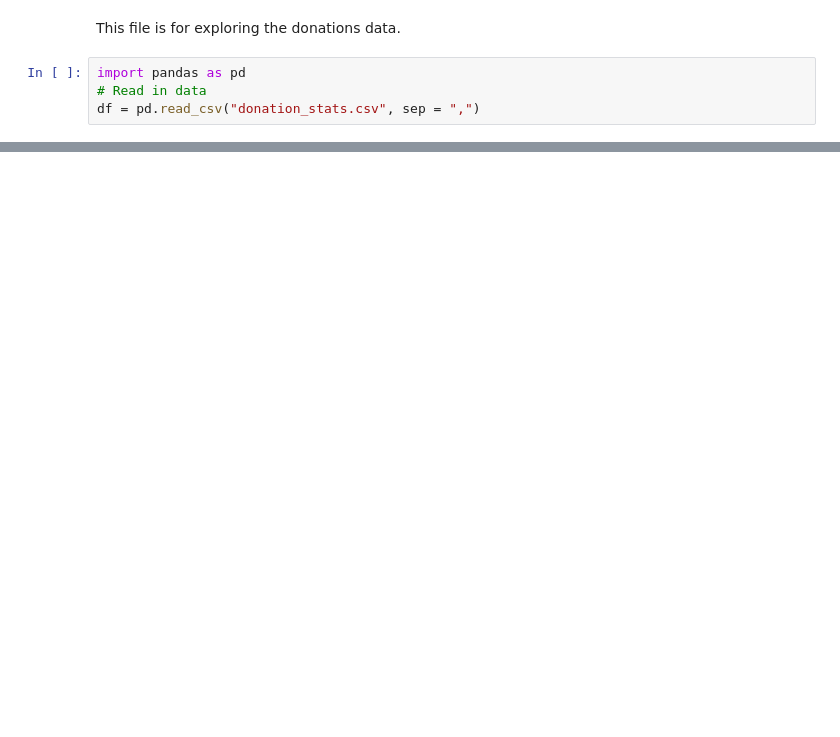
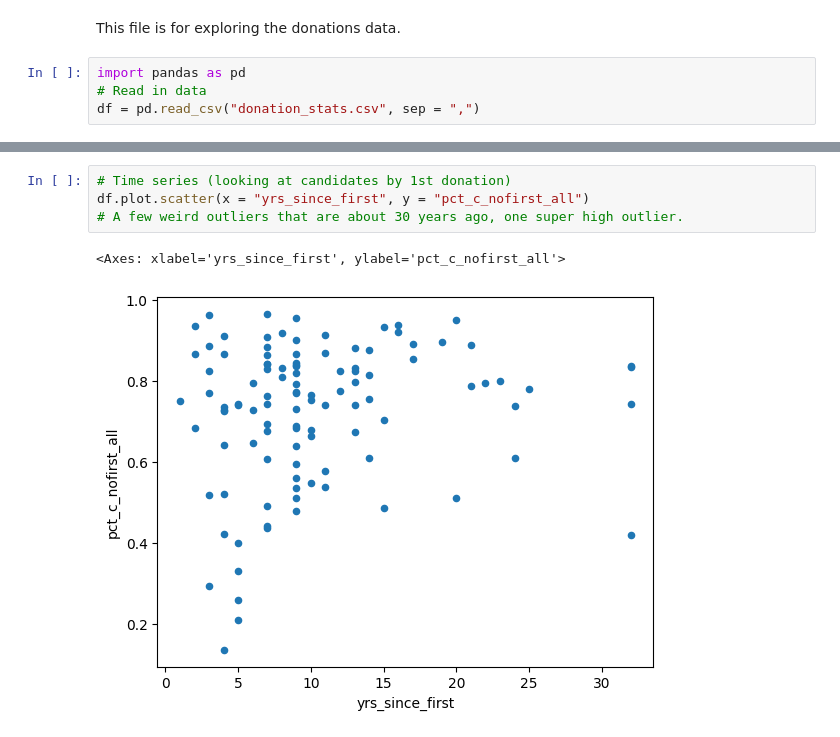
Before and after one commit to uchicago-2026-capp30122/project-il-legible, a Jupyter notebook: explore_donations.ipynb, the cells around one changed output, grey strips where cells are left out. Drawn from its saved outputs; the diff is of its cells as text; blank space fills up the shorter version.

Commit message:
Finished donations exploration for now

```diff
--- a/explore_donations.ipynb
+++ b/explore_donations.ipynb
@@ -27,3 +40,10 @@ df["Total_L3"].hist()
 # %% [output]
 <Axes: >
 [figure]
+# %%
+# Time series (looking at candidates by 1st donation)
+df.plot.scatter(x = "yrs_since_first", y = "pct_c_nofirst_all")
+# A few weird outliers that are about 30 years ago, one super high outlier.
+# %% [output]
+<Axes: xlabel='yrs_since_first', ylabel='pct_c_nofirst_all'>
+[figure, added]
```
Also changed, not shown: parts of 4 cells of this notebook.
